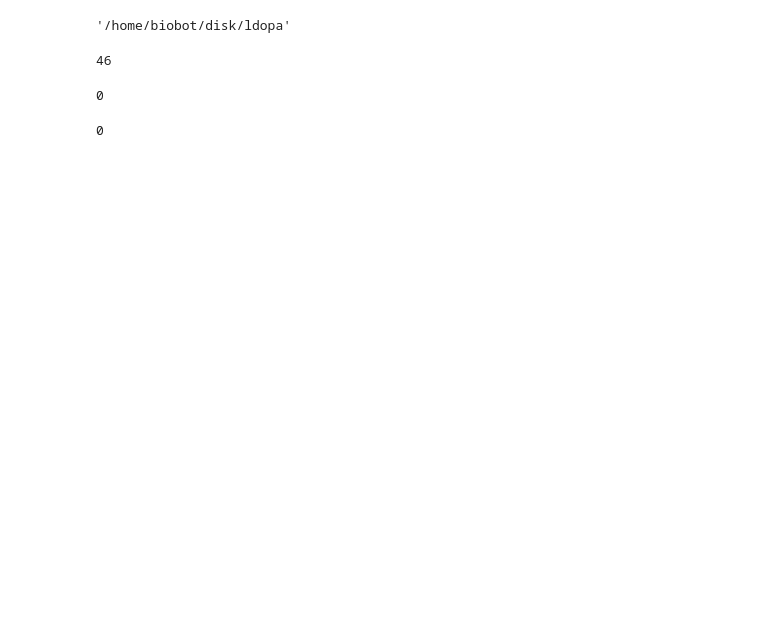
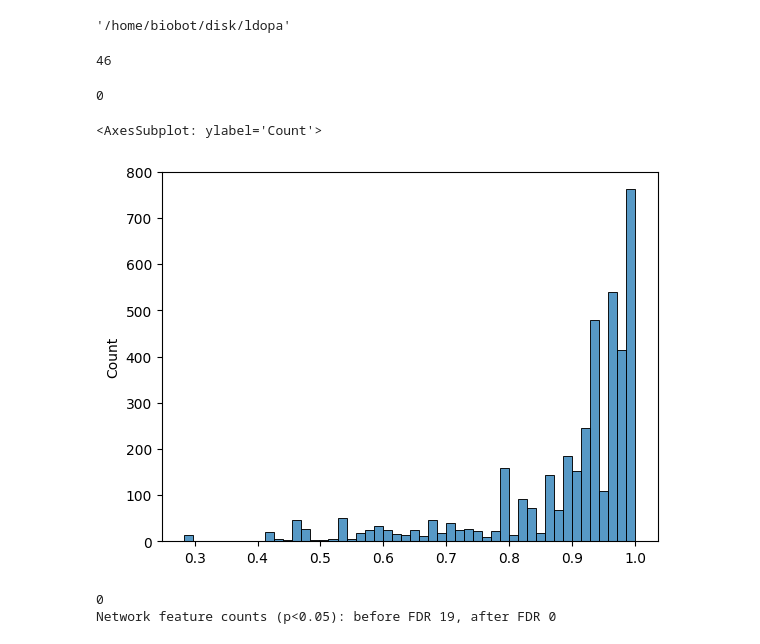
Before and after one commit to b1060t/LdopaPrediction, a Jupyter notebook: code/network.ipynb, the cells around one changed output. Cells and saved outputs as stored; diff of their text form; code cells hidden in the pictures; blank space fills up the shorter version.

```diff
--- a/code/network.ipynb
+++ b/code/network.ipynb
@@ -31,21 +31,25 @@ len(test_idx)
 # %%
 from scipy.stats import ttest_ind, mannwhitneyu
 from statsmodels.stats.multitest import fdrcorrection
 ps = []
 for col in train_neg.columns:
     ln = len(train_neg[col])
     lp = len(train_pos[col])
     train_neg_col = train_neg[col].to_numpy()
     train_pos_col = train_pos[col].to_numpy()
     test_neg_col = test_neg[col].to_numpy()
     test_pos_col = test_pos[col].to_numpy()
     train_p = mannwhitneyu(train_neg_col, train_pos_col)[1]
     test_p = mannwhitneyu(test_neg_col, test_pos_col)[1]
     ps.append(train_p)
 fdr = fdrcorrection(ps, alpha=0.05)
 print(sum(fdr[1] < 0.05))
+import seaborn as sns
+sns.histplot(fdr[1])
 # %% [output]
 0
+<AxesSubplot: ylabel='Count'>
+[figure, added]
 # %%
 params = {}
 params['global_cols'] = ['cp', 'ge', 'le', 'cpl', 'mod', 'sigma', 'ne', 'spl']
@@ -70,6 +74,7 @@ for col in train_neg.columns:
     ps.append(train_p)
 fdr = fdrcorrection(ps, alpha=0.05)
 print(sum(fdr[1] < 0.05))
+print('Network feature counts (p<0.05): before FDR {}, after FDR {}'.format(sum([p < 0.05 for p in ps]), sum(fdr[1] < 0.05)))
     #print("col: {}, train_p: {}, test_p: {}".format(col, train_p, test_p))
     #if train_p < 0.05:
         #sns.histplot(data=train_neg_col, color='blue', alpha=0.5)
@@ -84,3 +89,4 @@ print(sum(fdr[1] < 0.05))
         #plt.show()
 # %% [output]
 0
+Network feature counts (p<0.05): before FDR 19, after FDR 0
```
Also changed, not shown: 3 other files.
